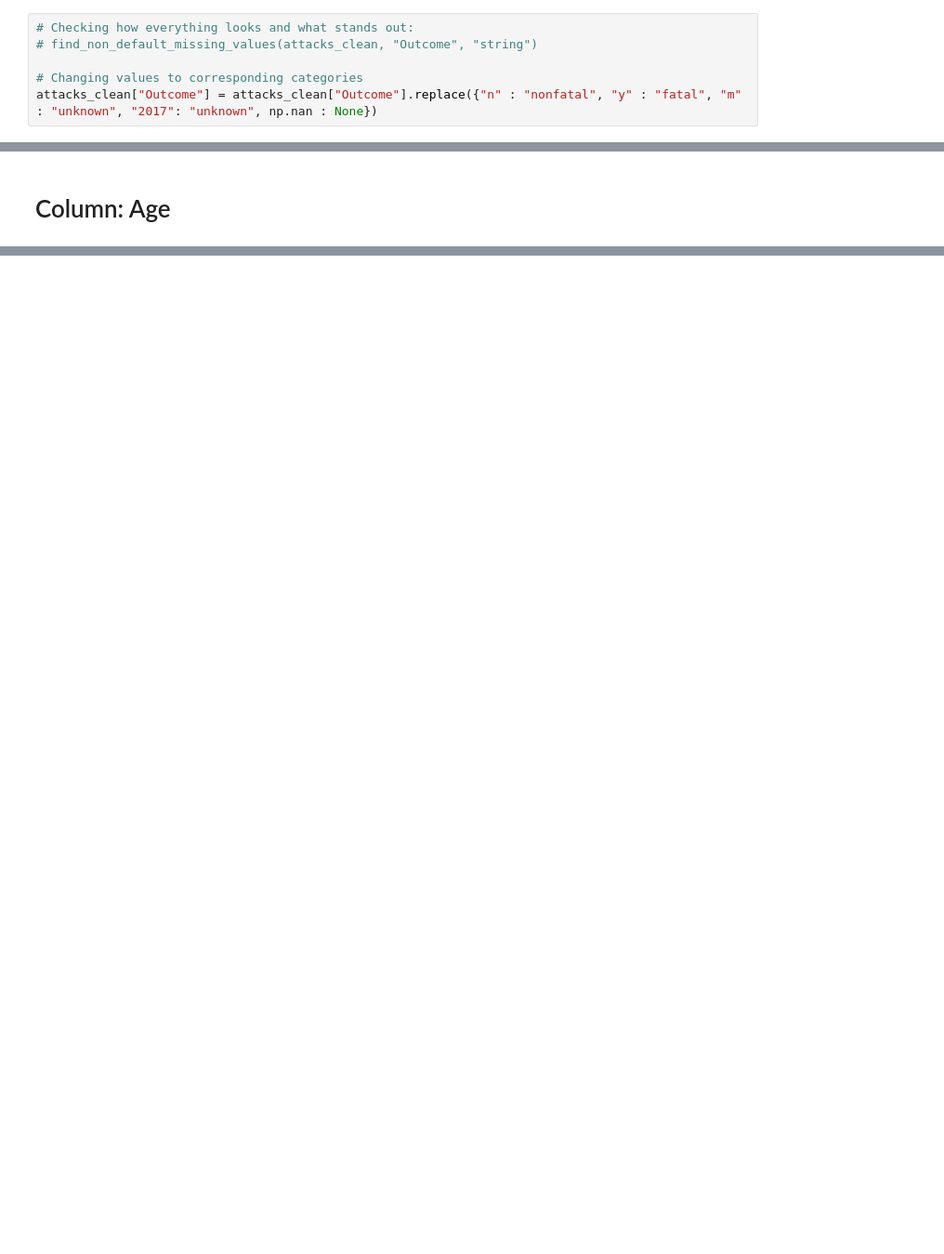
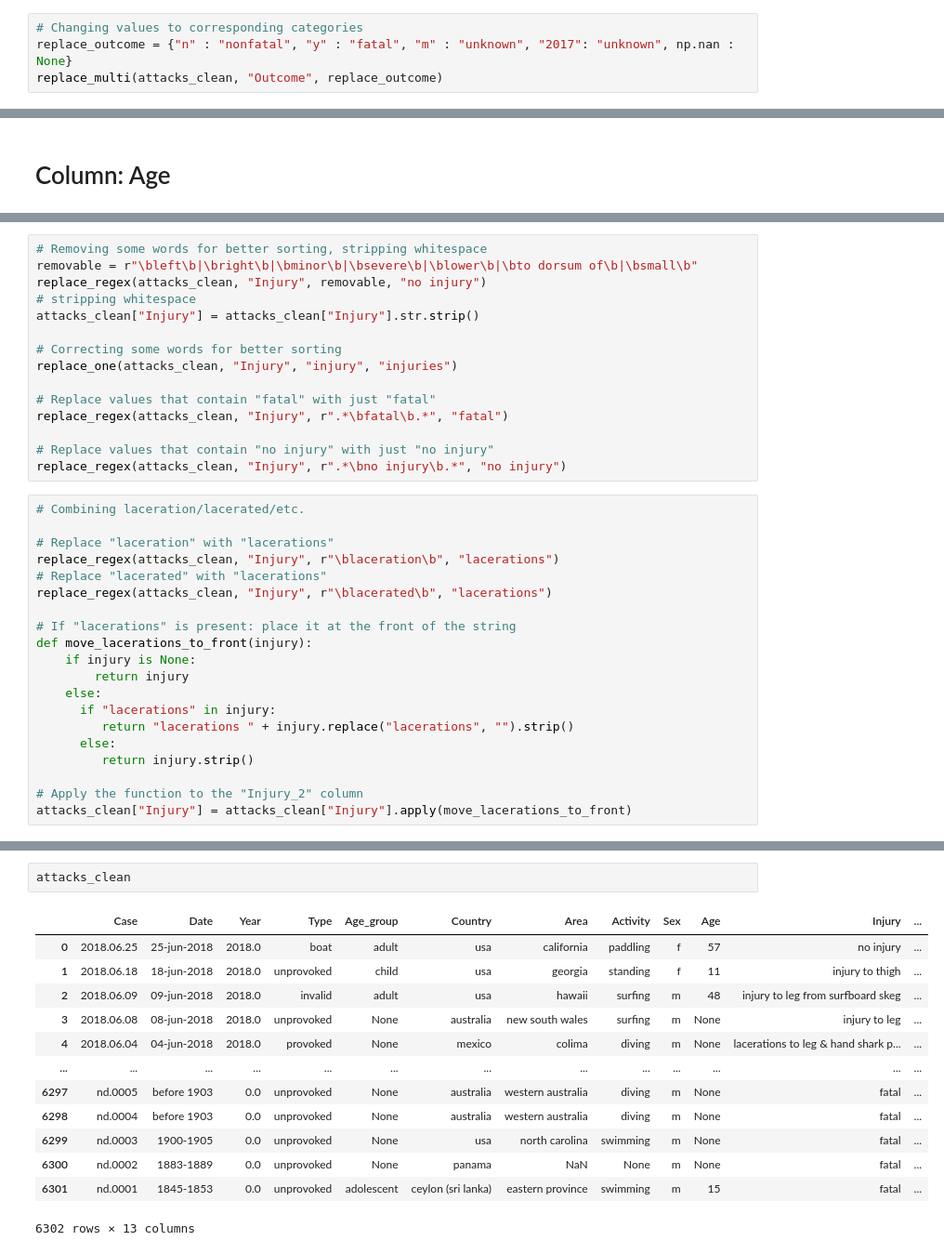
Before and after one commit to MevrouwHelderder/Assignments, a Jupyter notebook: Assignment_Shark_Attack.ipynb, the cells around one changed output, grey strips where cells are left out. Shown at 93% size. Saved outputs shown, nothing was run; the diff lists cells and outputs as text; blank space fills up the shorter version.

```diff
--- a/Assignment_Shark_Attack.ipynb
+++ b/Assignment_Shark_Attack.ipynb
@@ -371,6 +467,4 @@ attacks_clean["Activity"] = attacks_clean["Activity"].apply(lambda x: activities
 # %%
-# Checking how everything looks and what stands out:
-# find_non_default_missing_values(attacks_clean, "Outcome", "string")
-
 # Changing values to corresponding categories
-attacks_clean["Outcome"] = attacks_clean["Outcome"].replace({"n" : "nonfatal", "y" : "fatal", "m" : "unknown", "2017": "unknown", np.nan : None})
+replace_outcome = {"n" : "nonfatal", "y" : "fatal", "m" : "unknown", "2017": "unknown", np.nan : None}
+replace_multi(attacks_clean, "Outcome", replace_outcome)
@@ -420,0 +533,35 @@ attacks_clean.insert(4, "Age_group", attacks_clean["Age"].apply(age_groups))
+# %%
+# Removing some words for better sorting, stripping whitespace
+removable = r"\bleft\b|\bright\b|\bminor\b|\bsevere\b|\blower\b|\bto dorsum of\b|\bsmall\b"
+replace_regex(attacks_clean, "Injury", removable, "no injury")
+# stripping whitespace
+attacks_clean["Injury"] = attacks_clean["Injury"].str.strip()
+
+# Correcting some words for better sorting
+replace_one(attacks_clean, "Injury", "injury", "injuries")
+
+# Replace values that contain "fatal" with just "fatal"
+replace_regex(attacks_clean, "Injury", r".*\bfatal\b.*", "fatal")
+
+# Replace values that contain "no injury" with just "no injury"
+replace_regex(attacks_clean, "Injury", r".*\bno injury\b.*", "no injury")
+# %%
+# Combining laceration/lacerated/etc.
+
+# Replace "laceration" with "lacerations"
+replace_regex(attacks_clean, "Injury", r"\blaceration\b", "lacerations")
+# Replace "lacerated" with "lacerations"
+replace_regex(attacks_clean, "Injury", r"\blacerated\b", "lacerations")
+
+# If "lacerations" is present: place it at the front of the string
+def move_lacerations_to_front(injury):
+    if injury is None:
+        return injury
+    else:
+      if "lacerations" in injury:
+         return "lacerations " + injury.replace("lacerations", "").strip()
+      else:
+         return injury.strip()
+
+# Apply the function to the "Injury_2" column
+attacks_clean["Injury"] = attacks_clean["Injury"].apply(move_lacerations_to_front)
@@ -485,0 +668,16 @@ attacks_clean["Injury"] = attacks_clean["Injury"].str.replace(r"\s{2,}", " ", re
+# %%
+attacks_clean
+# %% [output]
+|  | Case | Date | Year | Type | Age_group | Country | Area | Activity | Sex | Age | Injury | ... |
+| 0 | 2018.06.25 | 25-jun-2018 | 2018.0 | boat | adult | usa | california | paddling | f | 57 | no injury | ... |
+| 1 | 2018.06.18 | 18-jun-2018 | 2018.0 | unprovoked | child | usa | georgia | standing | f | 11 | injury to thigh | ... |
+| 2 | 2018.06.09 | 09-jun-2018 | 2018.0 | invalid | adult | usa | hawaii | surfing | m | 48 | injury to leg from surfboard skeg | ... |
+| 3 | 2018.06.08 | 08-jun-2018 | 2018.0 | unprovoked | None | australia | new south wales | surfing | m | None | injury to leg | ... |
+| 4 | 2018.06.04 | 04-jun-2018 | 2018.0 | provoked | None | mexico | colima | diving | m | None | lacerations to leg & hand shark p... | ... |
+| ... | ... | ... | ... | ... | ... | ... | ... | ... | ... | ... | ... | ... |
+| 6297 | nd.0005 | before 1903 | 0.0 | unprovoked | None | australia | western australia | diving | m | None | fatal | ... |
+| 6298 | nd.0004 | before 1903 | 0.0 | unprovoked | None | australia | western australia | diving | m | None | fatal | ... |
+| 6299 | nd.0003 | 1900-1905 | 0.0 | unprovoked | None | usa | north carolina | swimming | m | None | fatal | ... |
+| 6300 | nd.0002 | 1883-1889 | 0.0 | unprovoked | None | panama | NaN | None | m | None | fatal | ... |
+| 6301 | nd.0001 | 1845-1853 | 0.0 | unprovoked | adolescent | ceylon (sri lanka) | eastern province | swimming | m | 15 | fatal | ... |
+6302 rows × 13 columns
```
Also changed, not shown: parts of 54 cells of this notebook.
